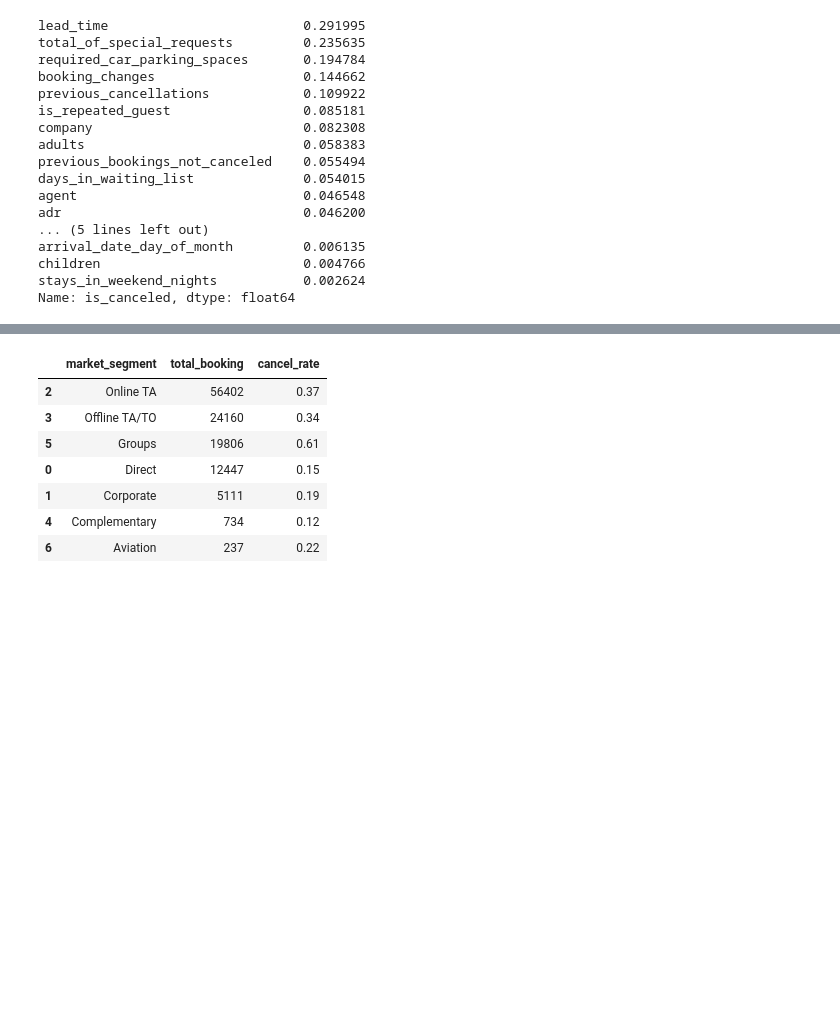
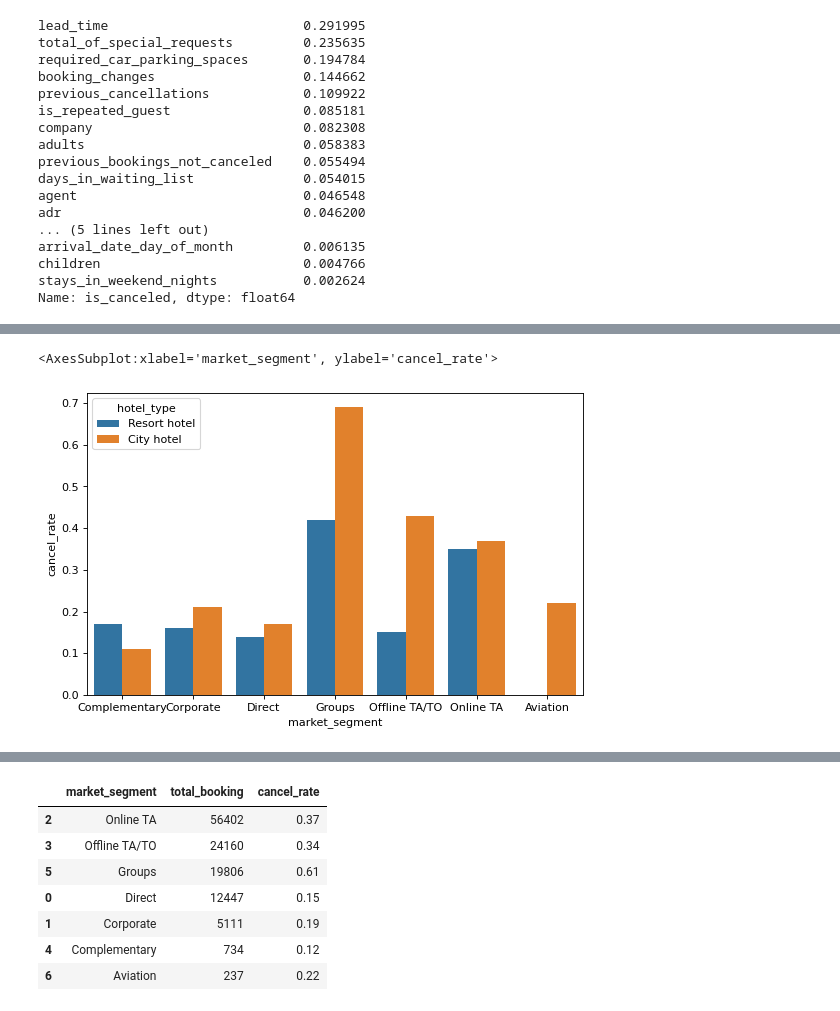
Before and after one commit to Mengyao41/ML_proj2, a Jupyter notebook: data.ipynb, the cells around one changed output, grey strips where cells are left out. Cells and saved outputs as stored; diff of their text form; code cells hidden in the pictures; blank space fills up the shorter version.

```diff
--- a/data.ipynb
+++ b/data.ipynb
@@ -180,0 +191,6 @@ sns.barplot(x = "month", y = "cancel_rate" , hue="hotel_type", data=month_cancel
+# %%
+hotel_market = hotel_cancel(d, 'market_segment')
+sns.barplot(x = 'market_segment', y = "cancel_rate" , hue="hotel_type", data = hotel_market)
+# %% [output]
+<AxesSubplot:xlabel='market_segment', ylabel='cancel_rate'>
+[figure, added]
```
Also changed, not shown: parts of 8 cells of this notebook, 1 other file.
